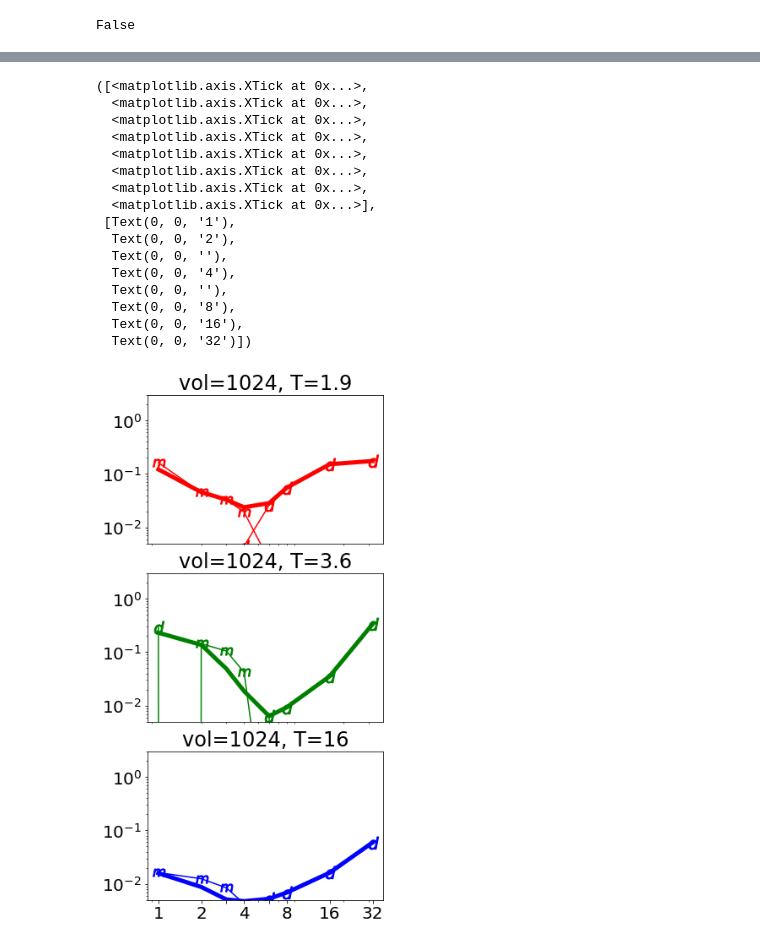
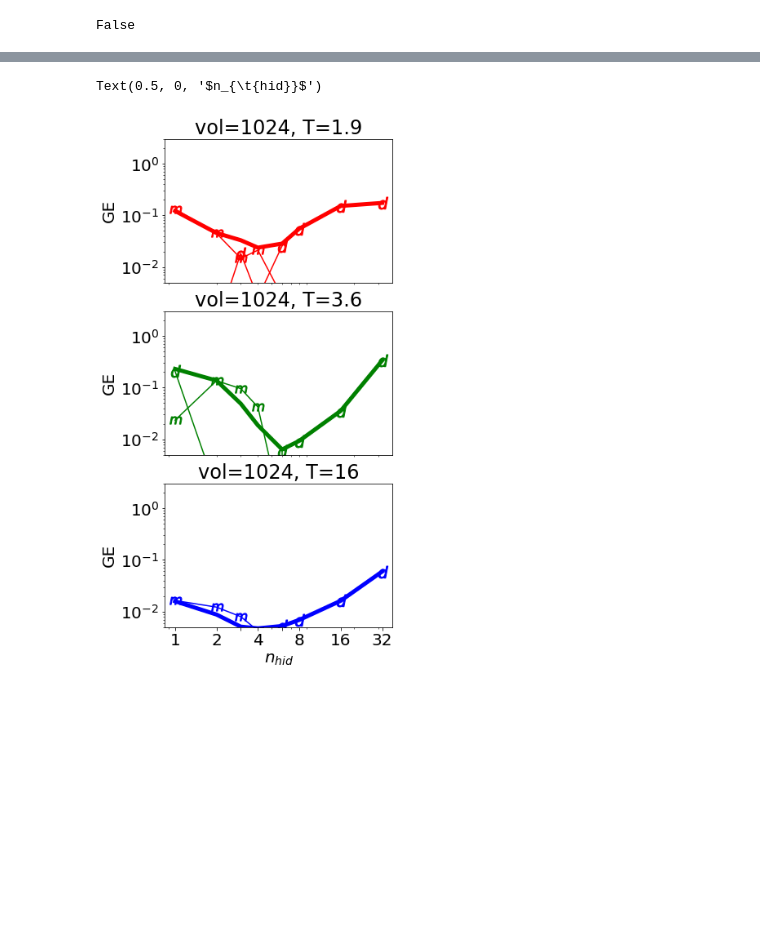
Before and after one commit to physicaone/loss_IG, a Jupyter notebook: [210902]visual_result8_bb.ipynb, the cells around one changed output, grey strips where cells are left out. Drawn from its saved outputs; the diff is of its cells as text; code cells hidden in the pictures; blank space fills up the shorter version.

```diff
--- a/[210902]visual_result8_bb.ipynb
+++ b/[210902]visual_result8_bb.ipynb
@@ -215,59 +215,44 @@ for T in T_list:
     db[str(T)]=[]
 
     for n_hid in n_hid_list:
-        model_bias=pd.read_pickle('{base}/loss_IG/3*3/Exact_error/error_n_hid={n_hid}_T={T}.pkl'.format(base=base, n_hid=n_hid, T=T))
+        model_bias=pd.read_pickle('{base}/loss_IG/3*3/data/Model_bias_n_hid={n_hid}_T={T}.pkl'.format(base=base, n_hid=n_hid, T=T))
         data_bias=pd.read_pickle('{base}/loss_IG/3*3/data/Data_bias_n_hid={n_hid}_T={T}_lr={lr}_vol={vol}_std={std}.pkl'.format(base=base, n_hid=n_hid, T=T, lr=lr, vol=vol, std=std))
 
-        mb[str(T)].append(model_bias['0'][-1])
+        mb[str(T)].append(model_bias)
         db[str(T)].append(data_bias)
 
 
 # y_mark=[0.001, 0.01, 0.1, 0.4]
 T_color=['red', 'green', 'blue']
 
 plt.figure(figsize=(5,11))
 x_mark=[1,2,3,4,6,8,16,32]
 # plt.ylim(y_mark[0],y_mark[-1])
 plt.title('GE')
 plt.rcParams["font.size"] = "20"
 plt.xscale('log')
 plt.yscale('log')
 
 for j in range(len(T_list)):
     plt.subplot(len(T_list),1, j+1)
     plt.title('vol={vol}, T={T}'.format(T=T_list[j], vol=vol))
     plt.rcParams["font.size"] = "20"
     plt.xscale('log')
     plt.yscale('log')
-    # plt.ylabel('GE')
+    plt.ylabel('GE')
 
     plt.plot(n_hid_list, mb[str(T_list[j])], marker='$m$', markersize=15, color=T_color[j], label='_nolegend_')
     plt.plot(n_hid_list, db[str(T_list[j])], marker='$d$', markersize=15, color=T_color[j],label='_nolegend_')
     plt.plot(n_hid_list, np.array(mb[str(T_list[j])])+np.array(db[str(T_list[j])]), linewidth=5, color=T_color[j], label = T_list[j])
     plt.xticks([])
     plt.ylim(0.005, 3)
 
 plt.xticks(x_mark,[1,2,'',4,'',8,16,32])
-# plt.xlabel('$n_{\t{hid}}$')
+plt.xlabel('$n_{\t{hid}}$')
 # plt.yticks(y_mark, y_mark)
 
 # plt.legend(bbox_to_anchor=(1, 1),
 #         ncol=1, fancybox=True, shadow=True)
 # %% [output]
-([<matplotlib.axis.XTick at 0x...>,
-  <matplotlib.axis.XTick at 0x...>,
-  <matplotlib.axis.XTick at 0x...>,
-  <matplotlib.axis.XTick at 0x...>,
-  <matplotlib.axis.XTick at 0x...>,
-  <matplotlib.axis.XTick at 0x...>,
-  <matplotlib.axis.XTick at 0x...>,
-  <matplotlib.axis.XTick at 0x...>],
- [Text(0, 0, '1'),
-  Text(0, 0, '2'),
-  Text(0, 0, ''),
-  Text(0, 0, '4'),
-  Text(0, 0, ''),
-  Text(0, 0, '8'),
-  Text(0, 0, '16'),
-  Text(0, 0, '32')])
+Text(0.5, 0, '$n_{\t{hid}}$')
-[figure, old version]
+[figure, new version]
```
Also changed, not shown: parts of 1 cell of this notebook.
